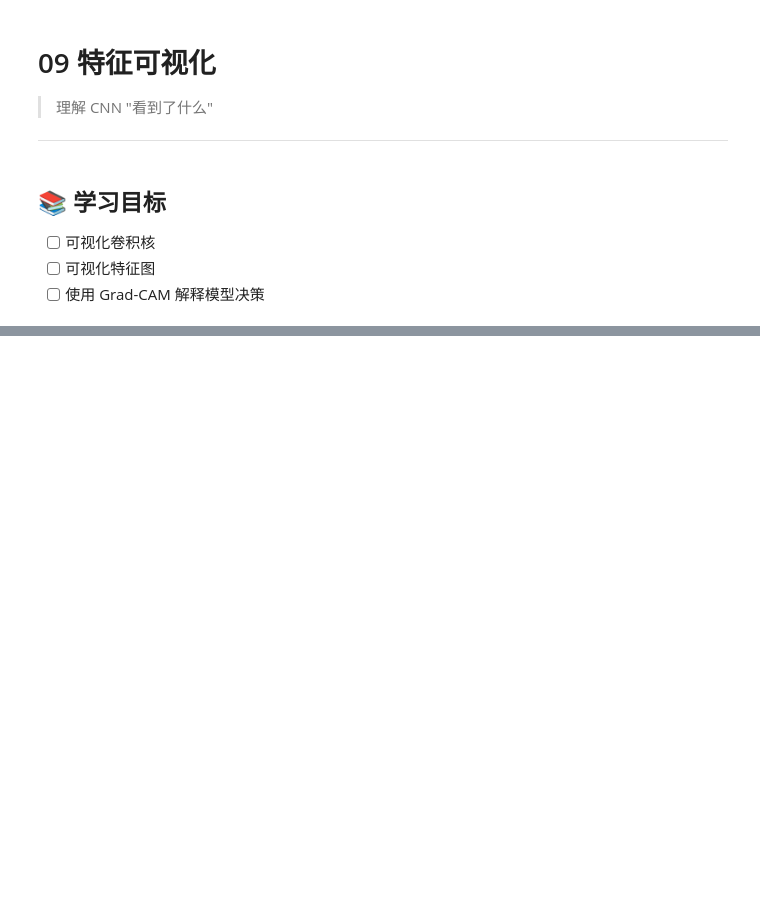
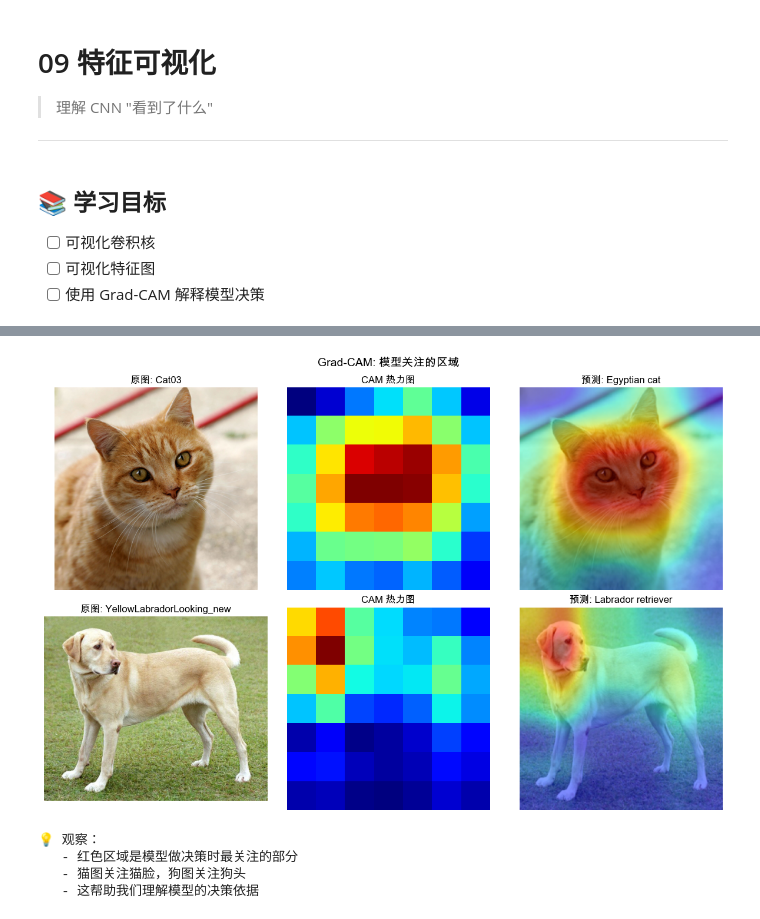
Before and after one commit to lyhzyy0819-lab/-Machine-Learning, a Jupyter notebook: deep_learning/4.1_cnn/09_feature_visualization.ipynb, the cells around one changed output, grey strips where cells are left out. Saved outputs shown, nothing was run; the diff lists cells and outputs as text; code cells hidden in the pictures; blank space fills up the shorter version.

```diff
--- a/deep_learning/4.1_cnn/09_feature_visualization.ipynb
+++ b/deep_learning/4.1_cnn/09_feature_visualization.ipynb
@@ -233,0 +353,75 @@ if HAS_TORCH:
+# %%
+# ============================================================
+# Grad-CAM 真实图片演示
+# ============================================================
+
+def show_cam_on_image(img, cam, title='Grad-CAM'):
+    """将 CAM 叠加到原图上"""
+    # 将 PIL Image 转为 numpy array
+    if isinstance(img, Image.Image):
+        img_array = np.array(img.resize((224, 224))) / 255.0
+    else:
+        img_array = img
+
+    # 调整 CAM 大小
+    cam_resized = np.array(Image.fromarray((cam * 255).astype(np.uint8)).resize((224, 224))) / 255.0
+
+    # 创建热力图
+    heatmap = plt.cm.jet(cam_resized)[:, :, :3]
+
+    # 叠加
+    overlay = 0.5 * img_array + 0.5 * heatmap
+    overlay = np.clip(overlay, 0, 1)
+
+    return overlay
+
+# 创建 GradCAM
+model_for_cam = models.resnet18(weights='DEFAULT')
+model_for_cam.eval()
+grad_cam = GradCAM(model_for_cam, model_for_cam.layer4)
+
+# 对所有图片进行 Grad-CAM 可视化
+if USE_REAL_IMAGES:
+    fig, axes = plt.subplots(len(image_paths), 3, figsize=(12, 4*len(image_paths)))
+
+    for row, (name, path) in enumerate(image_paths.items()):
+        # 加载图片
+        original_img, img_tensor = load_and_preprocess(path)
+        img_tensor.requires_grad = True
+
+        # 计算 Grad-CAM
+        cam, pred_class = grad_cam(img_tensor)
+        pred_label = imagenet_labels[pred_class]
+
+        # 显示原图
+        axes[row, 0].imshow(original_img)
+        axes[row, 0].set_title(f'原图: {name}')
+        axes[row, 0].axis('off')
+
+        # 显示 CAM
+        axes[row, 1].imshow(cam, cmap='jet')
+        axes[row, 1].set_title(f'CAM 热力图')
+        axes[row, 1].axis('off')
+
+        # 显示叠加
+        overlay = show_cam_on_image(original_img, cam)
+        axes[row, 2].imshow(overlay)
+        axes[row, 2].set_title(f'预测: {pred_label}')
+        axes[row, 2].axis('off')
+
+    plt.suptitle('Grad-CAM: 模型关注的区域', fontsize=14, fontweight='bold')
+    plt.tight_layout()
+    plt.show()
+
+    print("\n💡 观察：")
+    print("   - 红色区域是模型做决策时最关注的部分")
+    print("   - 猫图关注猫脸，狗图关注狗头")
+    print("   - 这帮助我们理解模型的决策依据")
+
+grad_cam.remove_hooks()
+# %% [output]
+[figure, added]
+💡 观察：
+   - 红色区域是模型做决策时最关注的部分
+   - 猫图关注猫脸，狗图关注狗头
+   - 这帮助我们理解模型的决策依据
```
Also changed, not shown: parts of 17 cells of this notebook, 18 other files.
